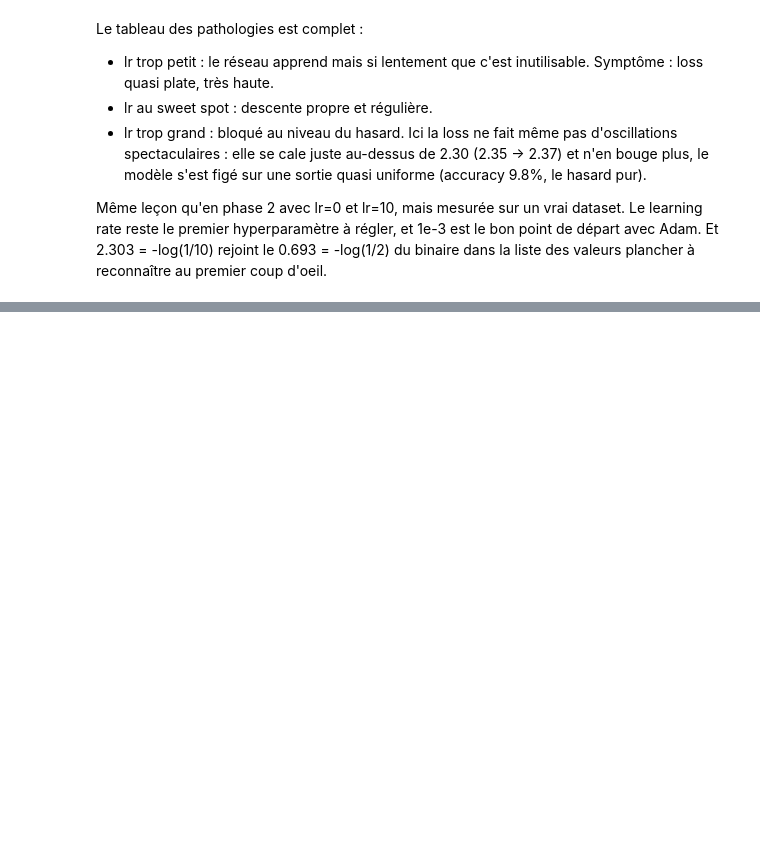
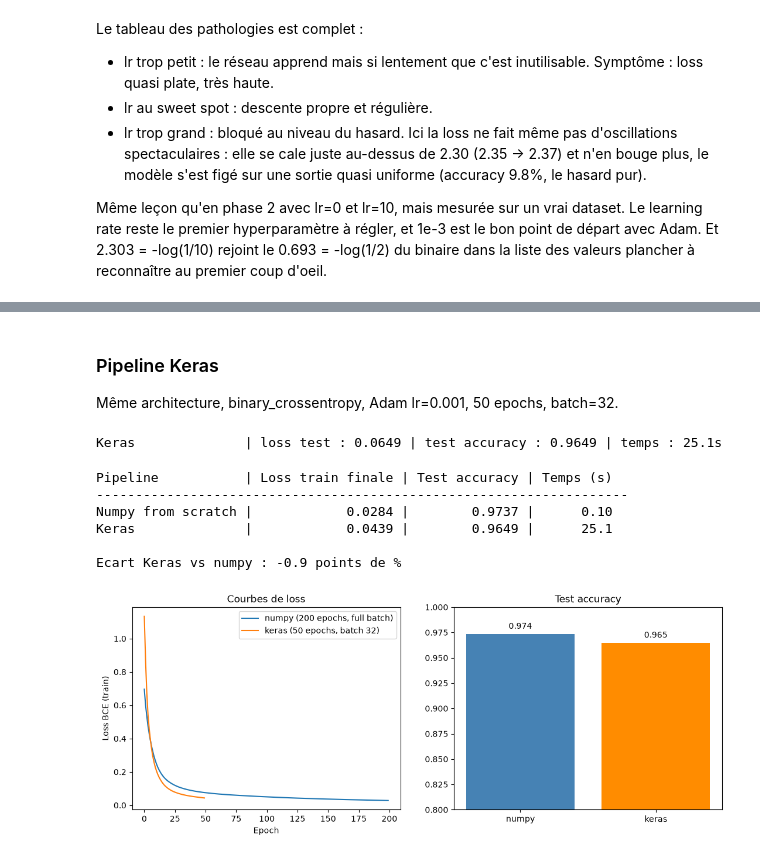
Before and after one commit to TheoKraichette/deeplearning-j1-pmc-from-scratch-Theo-KRAICHETTE, a Jupyter notebook: pmc_from_scratch.ipynb, the cells around one changed output, grey strips where cells are left out. Saved outputs shown, nothing was run; the diff lists cells and outputs as text; code cells hidden in the pictures; blank space fills up the shorter version.

Commit message:
phase8: pipeline complet numpy+Keras sur breast cancer, comparaison quantitative

```diff
--- a/pmc_from_scratch.ipynb
+++ b/pmc_from_scratch.ipynb
@@ -837,0 +846,9 @@ Même leçon qu'en phase 2 avec lr=0 et lr=10, mais mesurée sur un vrai dataset
+# %%
+from sklearn.datasets import load_breast_cancer
+from sklearn.model_selection import train_test_split
+from sklearn.preprocessing import StandardScaler
+
+data = load_breast_cancer()
+Xc, yc = data.data, data.target
+print(f"Shape X : {Xc.shape} | Classes : {np.unique(yc)}")
+print(f"Répartition : {np.bincount(yc)} (0 = maligne, 1 = bénigne)")
@@ -837,0 +907,50 @@ Même leçon qu'en phase 2 avec lr=0 et lr=10, mais mesurée sur un vrai dataset
+# %% [markdown]
+### Pipeline Keras
+
+Même architecture, binary_crossentropy, Adam lr=0.001, 50 epochs, batch=32.
+# %%
+tf.random.set_seed(42)
+model_bc = keras.Sequential([
+    keras.Input(shape=(Xc_train.shape[1],)),
+    keras.layers.Dense(16, activation='relu'),
+    keras.layers.Dense(8, activation='relu'),
+    keras.layers.Dense(1, activation='sigmoid'),
+])
+model_bc.compile(optimizer=keras.optimizers.Adam(learning_rate=0.001),
+                 loss='binary_crossentropy', metrics=['accuracy'])
+
+t = time.time()
+hist_bc = model_bc.fit(Xc_train, yc_train, epochs=50, batch_size=32,
+                       validation_split=0.1, verbose=0)
+time_ke8 = time.time() - t
+loss_ke8, acc_ke8 = model_bc.evaluate(Xc_test, yc_test, verbose=0)
+print(f"Keras              | loss test : {loss_ke8:.4f} | test accuracy : {acc_ke8:.4f} | temps : {time_ke8:.1f}s")
+# %% [output]
+Keras              | loss test : 0.0649 | test accuracy : 0.9649 | temps : 25.1s
+# %%
+print(f"{'Pipeline':18s} | {'Loss train finale':17s} | {'Test accuracy':13s} | {'Temps (s)':9s}")
+print("-" * 68)
+print(f"{'Numpy from scratch':18s} | {losses_np8[-1]:17.4f} | {acc_np8:13.4f} | {time_np8:9.2f}")
+print(f"{'Keras':18s} | {hist_bc.history['loss'][-1]:17.4f} | {acc_ke8:13.4f} | {time_ke8:9.1f}")
+print(f"\nEcart Keras vs numpy : {(acc_ke8 - acc_np8) * 100:+.1f} points de %")
+
+fig, axes = plt.subplots(1, 2, figsize=(13, 4.5))
+axes[0].plot(losses_np8, label='numpy (200 epochs, full batch)')
+axes[0].plot(hist_bc.history['loss'], label='keras (50 epochs, batch 32)')
+axes[0].set_xlabel("Epoch"); axes[0].set_ylabel("Loss BCE (train)")
+axes[0].set_title("Courbes de loss"); axes[0].legend()
+axes[1].bar(['numpy', 'keras'], [acc_np8, acc_ke8], color=['steelblue', 'darkorange'])
+axes[1].set_ylim(0.8, 1.0)
+axes[1].set_title("Test accuracy")
+for i, v in enumerate([acc_np8, acc_ke8]):
+    axes[1].text(i, v + 0.005, f"{v:.3f}", ha='center')
+plt.savefig("phase8_comparaison.png", dpi=100, bbox_inches='tight')
+plt.show()
+# %% [output]
+Pipeline           | Loss train finale | Test accuracy | Temps (s)
+--------------------------------------------------------------------
+Numpy from scratch |            0.0284 |        0.9737 |      0.10
+Keras              |            0.0439 |        0.9649 |      25.1
+
+Ecart Keras vs numpy : -0.9 points de %
+[figure, added]
```
Also changed, not shown: parts of 26 cells of this notebook, 6 other files.
